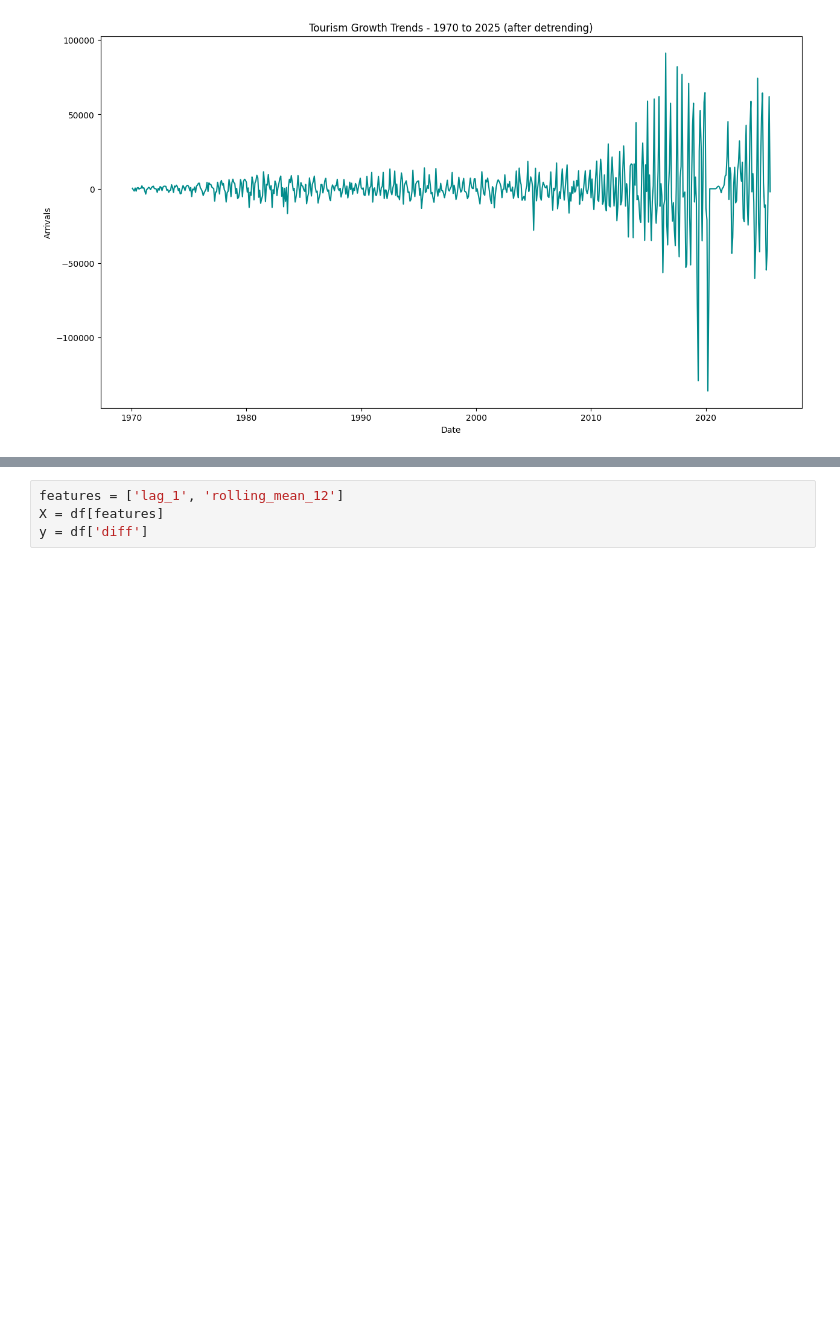
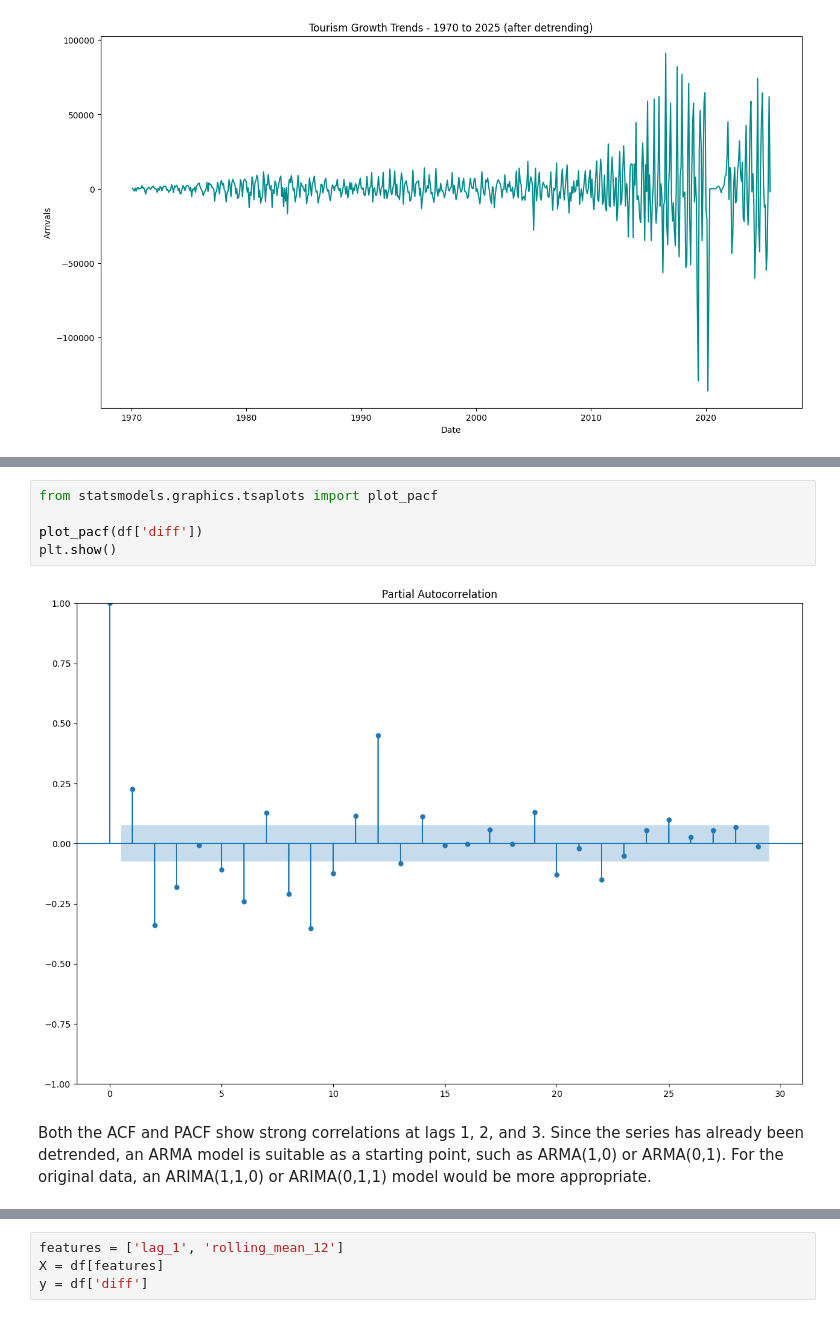
Before and after one commit to tharuka7/tourism__forecast_sl, a Jupyter notebook: ts.ipynb, the cells around one changed output, grey strips where cells are left out. Cells and saved outputs as stored; diff of their text form; blank space fills up the shorter version.

```diff
--- a/ts.ipynb
+++ b/ts.ipynb
@@ -171,0 +171,9 @@ plt.show()
+# %%
+from statsmodels.graphics.tsaplots import plot_pacf
+
+plot_pacf(df['diff'])
+plt.show()
+# %% [output]
+[figure, added]
+# %% [markdown]
+Both the ACF and PACF show strong correlations at lags 1, 2, and 3. Since the series has already been detrended, an ARMA model is suitable as a starting point, such as ARMA(1,0) or ARMA(0,1). For the original data, an ARIMA(1,1,0) or ARIMA(0,1,1) model would be more appropriate.
```
Also changed, not shown: parts of 45 cells of this notebook.
